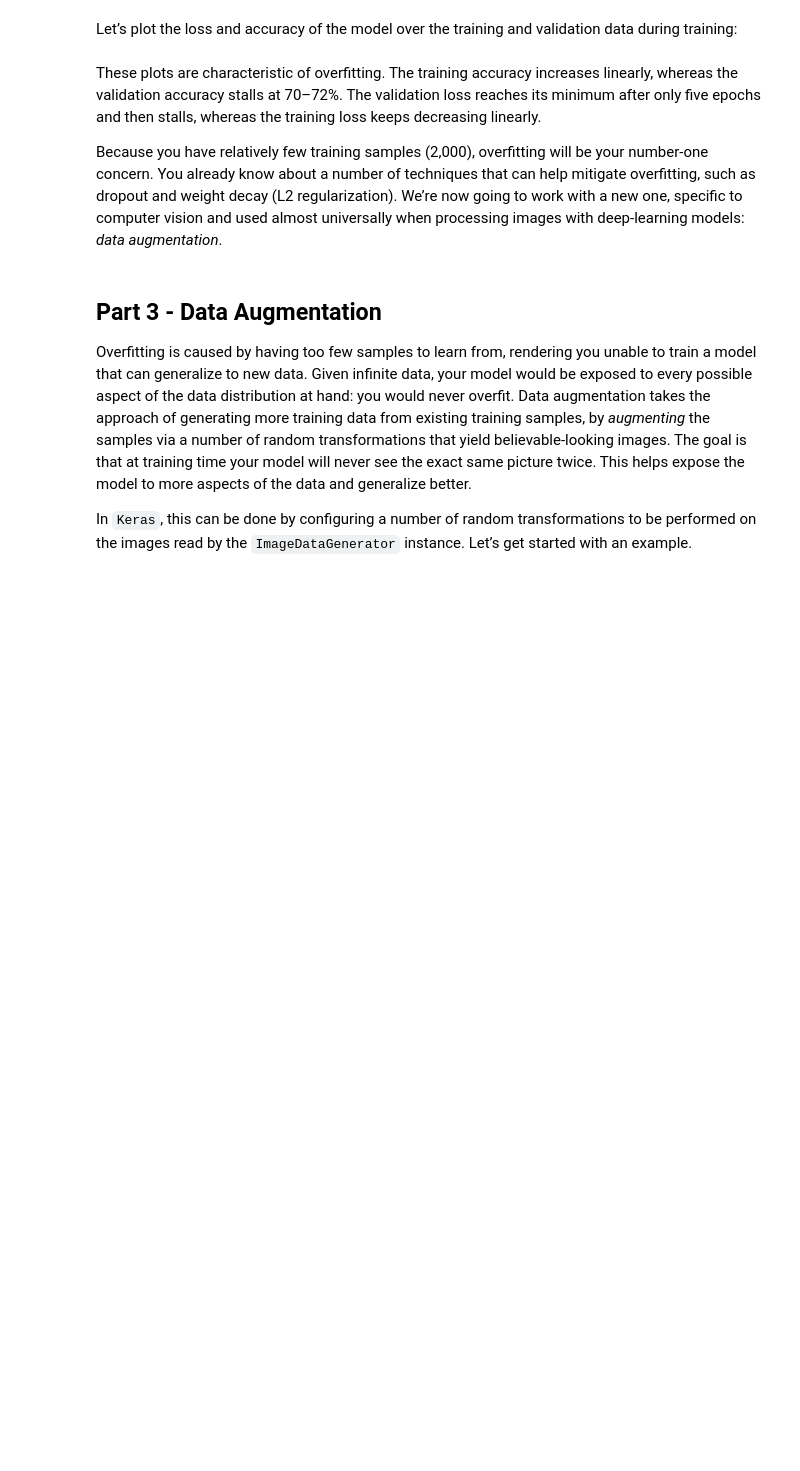
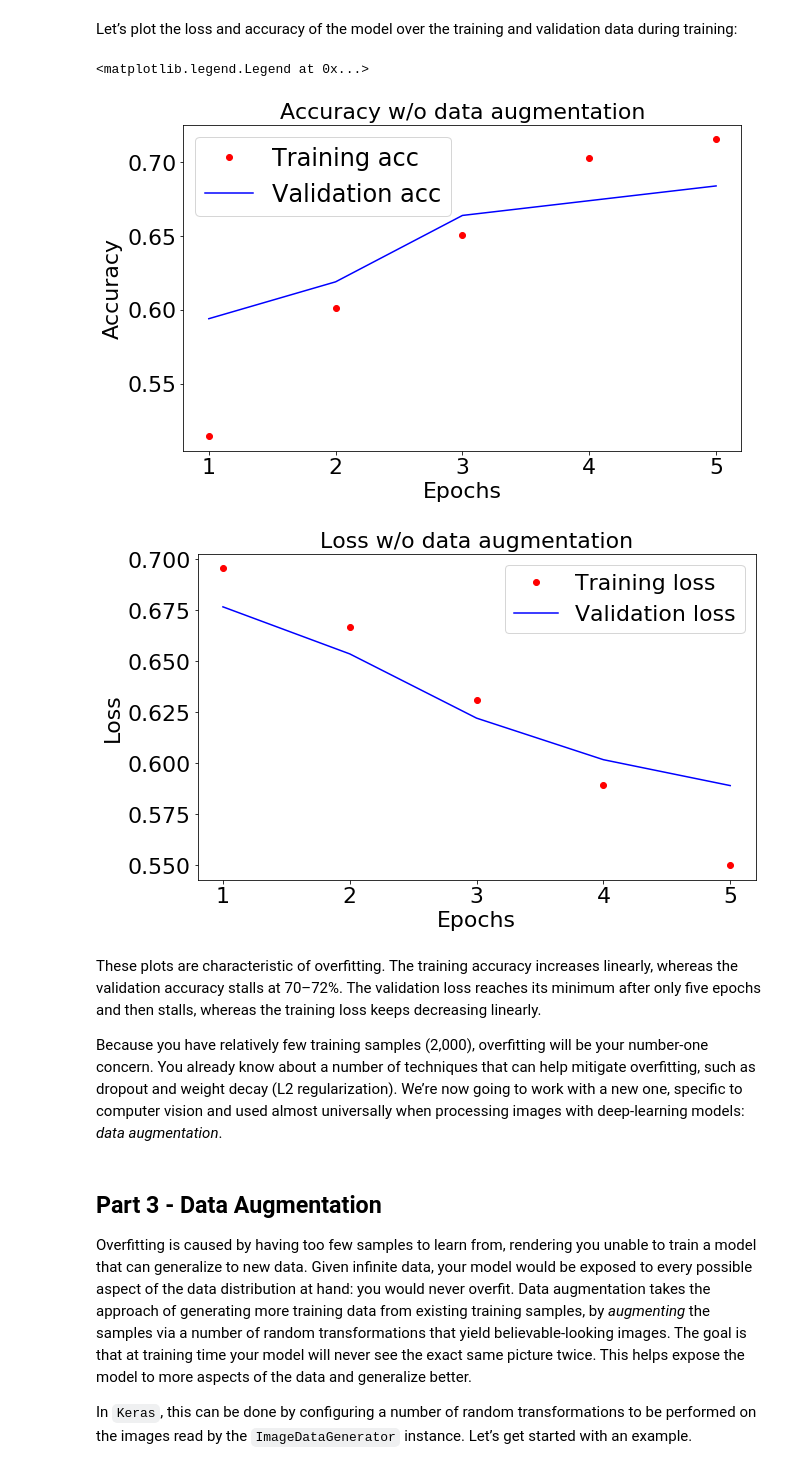
Before and after one commit to pavlosprotopapas/dswcc_fall_2018, a Jupyter notebook: labs/Lab5/Lab5.ipynb, the cells around one changed output. Cells and saved outputs as stored; diff of their text form; code cells hidden in the pictures; blank space fills up the shorter version.

```diff
--- a/labs/Lab5/Lab5.ipynb
+++ b/labs/Lab5/Lab5.ipynb
@@ -232,0 +287,22 @@ from keras import models
+# %%
+from keras import layers
+from keras import models
+
+# TODO
+
+# Your model should 3,453,121 total and trainable parameters
+
+model = models.Sequential()
+model.add(layers.Conv2D(32, (3, 3), activation='relu',
+                        input_shape=(150, 150, 3)))
+model.add(layers.MaxPooling2D((2, 2)))
+model.add(layers.Conv2D(64, (3, 3), activation='relu'))
+model.add(layers.MaxPooling2D((2, 2)))
+model.add(layers.Conv2D(128, (3, 3), activation='relu'))
+model.add(layers.MaxPooling2D((2, 2)))
+model.add(layers.Conv2D(128, (3, 3), activation='relu'))
+model.add(layers.MaxPooling2D((2, 2)))
+model.add(layers.Flatten())
+model.add(layers.Dense(512, activation='relu'))
+model.add(layers.Dense(1, activation='sigmoid'))
+model.summary()
@@ -237,3 +329,9 @@ For the compilation step, you’ll go with the `RMSprop` optimizer. Because you
+# %%
+# TODO
+from keras import optimizers
+model.compile(loss='binary_crossentropy',
+                      optimizer=optimizers.RMSprop(lr=1e-4),
+                      metrics=['acc'])
 # %% [markdown]
 <a id='part25'></a>
 ### Part 2.5 - Data Preprocessing
@@ -290,30 +405,34 @@ Let’s plot the loss and accuracy of the model over the training and validation
 # %%
 import matplotlib.pyplot as plt
 acc = history.history['acc']
 val_acc = history.history['val_acc']
 loss = history.history['loss']
 val_loss = history.history['val_loss']
 epochs = range(1, len(acc) + 1)
 
 fig, ax = plt.subplots(1,1, figsize=(10,6))
 
 ax.plot(epochs, acc, 'ro', label='Training acc')
 ax.plot(epochs, val_acc, 'b', label='Validation acc')
-ax.set_title('Accuracy with data augmentation', fontsize=22)
+ax.set_title('Accuracy w/o data augmentation', fontsize=22)
 ax.set_xlabel(r'Epochs', fontsize=22)
 ax.set_ylabel(r'Accuracy', fontsize=22)
 ax.tick_params(labelsize=22)
 ax.legend(fontsize=24)
 
 figL, axL = plt.subplots(1,1, figsize=(10,6))
 
-axL.plot(epochs, loss, 'bo', label='Training loss')
-axl.plot(epochs, val_loss, 'b', label='Validation loss')
-axL.set_title('Loss with data augmentation', fontsize=22)
+axL.plot(epochs, loss, 'ro', label='Training loss')
+axL.plot(epochs, val_loss, 'b', label='Validation loss')
+axL.set_title('Loss w/o data augmentation', fontsize=22)
 axL.set_xlabel(r'Epochs', fontsize=22)
-axl.set_ylabel(r'Loss', fontsize=22)
+axL.set_ylabel(r'Loss', fontsize=22)
 axL.tick_params(labelsize=22)
 axL.legend(fontsize=22)
+# %% [output]
+<matplotlib.legend.Legend at 0x...>
+[figure, added]
+[figure, added]
 # %% [markdown]
 These plots are characteristic of overfitting. The training accuracy increases linearly, whereas the validation accuracy stalls at 70–72%. The validation loss reaches its minimum after only five epochs and then stalls, whereas the training loss keeps decreasing linearly.
 
```
Also changed, not shown: parts of 11 cells of this notebook.
